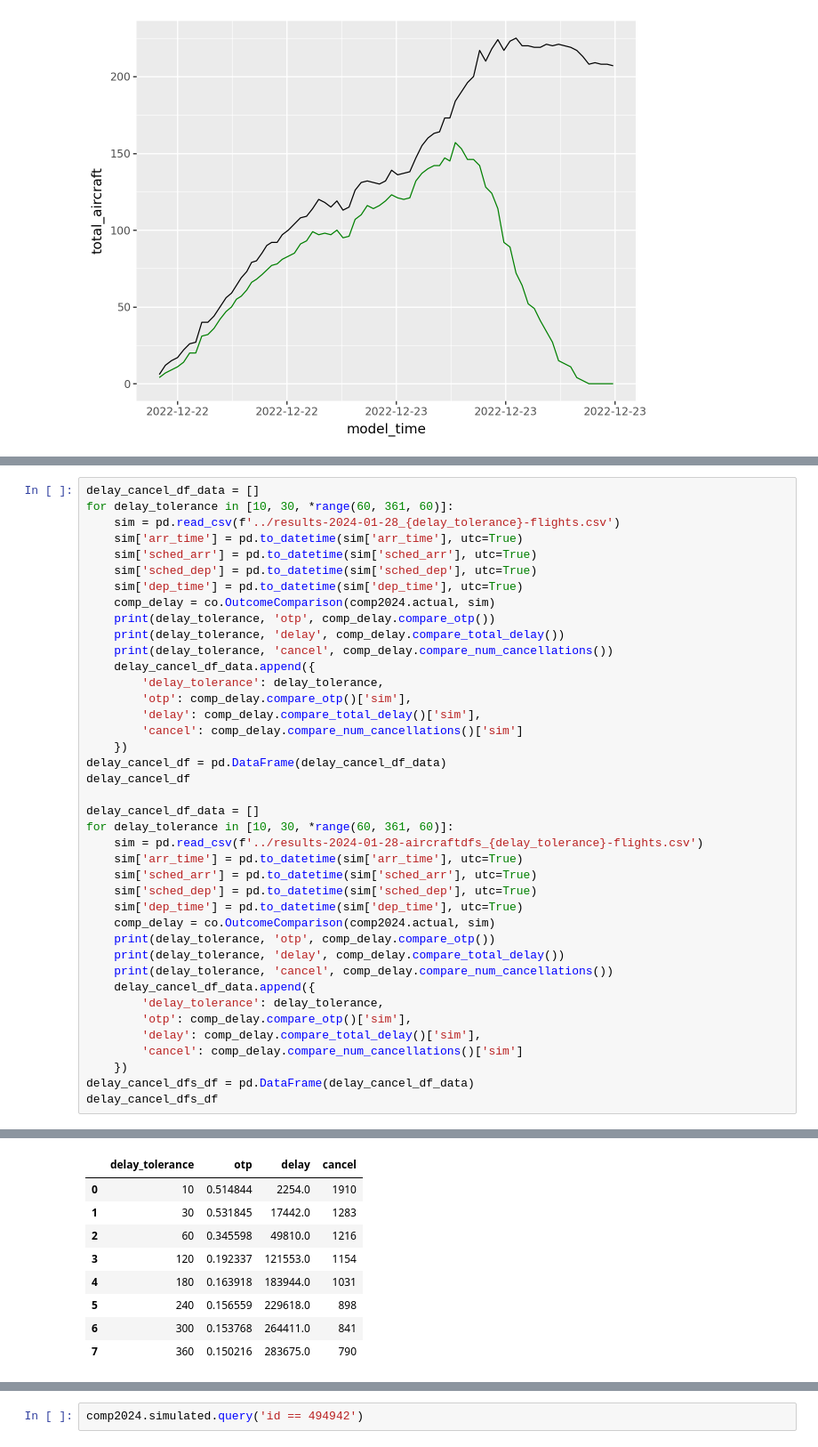
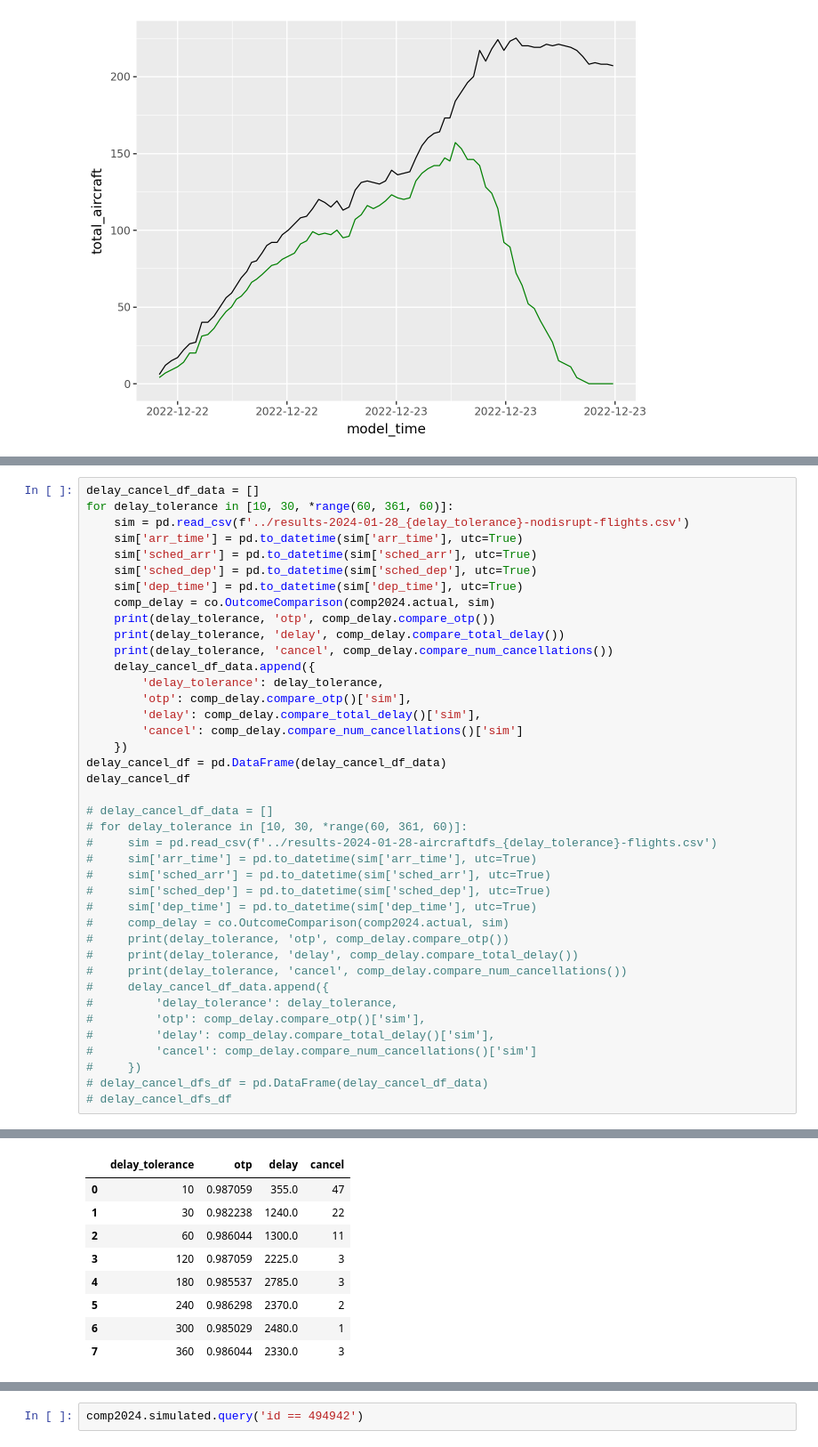
Before and after one commit to broad-well/recovair-abm, a Jupyter notebook: validation/compare_outcomes_once.ipynb, the cells around one changed output, grey strips where cells are left out. Shown: that part at 89% size. Saved outputs shown, nothing was run; the diff lists cells and outputs as text.

```diff
--- a/validation/compare_outcomes_once.ipynb
+++ b/validation/compare_outcomes_once.ipynb
@@ -161,7 +162,7 @@ sim.set_index('id').loc[[398310, 397499, 397124]]
 # %%
 delay_cancel_df_data = []
 for delay_tolerance in [10, 30, *range(60, 361, 60)]:
-    sim = pd.read_csv(f'../results-2024-01-28_{delay_tolerance}-flights.csv')
+    sim = pd.read_csv(f'../results-2024-01-28_{delay_tolerance}-nodisrupt-flights.csv')
     sim['arr_time'] = pd.to_datetime(sim['arr_time'], utc=True)
     sim['sched_arr'] = pd.to_datetime(sim['sched_arr'], utc=True)
     sim['sched_dep'] = pd.to_datetime(sim['sched_dep'], utc=True)
@@ -179,23 +180,23 @@ for delay_tolerance in [10, 30, *range(60, 361, 60)]:
 delay_cancel_df = pd.DataFrame(delay_cancel_df_data)
 delay_cancel_df
 
-delay_cancel_df_data = []
-for delay_tolerance in [10, 30, *range(60, 361, 60)]:
-    sim = pd.read_csv(f'../results-2024-01-28-aircraftdfs_{delay_tolerance}-flights.csv')
-    sim['arr_time'] = pd.to_datetime(sim['arr_time'], utc=True)
-    sim['sched_arr'] = pd.to_datetime(sim['sched_arr'], utc=True)
-    sim['sched_dep'] = pd.to_datetime(sim['sched_dep'], utc=True)
-    sim['dep_time'] = pd.to_datetime(sim['dep_time'], utc=True)
-    comp_delay = co.OutcomeComparison(comp2024.actual, sim)
-    print(delay_tolerance, 'otp', comp_delay.compare_otp())
-    print(delay_tolerance, 'delay', comp_delay.compare_total_delay())
-    print(delay_tolerance, 'cancel', comp_delay.compare_num_cancellations())
-    delay_cancel_df_data.append({
-        'delay_tolerance': delay_tolerance,
-        'otp': comp_delay.compare_otp()['sim'],
-        'delay': comp_delay.compare_total_delay()['sim'],
-        'cancel': comp_delay.compare_num_cancellations()['sim']
-    })
-delay_cancel_dfs_df = pd.DataFrame(delay_cancel_df_data)
-delay_cancel_dfs_df
+# delay_cancel_df_data = []
+# for delay_tolerance in [10, 30, *range(60, 361, 60)]:
+#     sim = pd.read_csv(f'../results-2024-01-28-aircraftdfs_{delay_tolerance}-flights.csv')
+#     sim['arr_time'] = pd.to_datetime(sim['arr_time'], utc=True)
+#     sim['sched_arr'] = pd.to_datetime(sim['sched_arr'], utc=True)
+#     sim['sched_dep'] = pd.to_datetime(sim['sched_dep'], utc=True)
+#     sim['dep_time'] = pd.to_datetime(sim['dep_time'], utc=True)
+#     comp_delay = co.OutcomeComparison(comp2024.actual, sim)
+#     print(delay_tolerance, 'otp', comp_delay.compare_otp())
+#     print(delay_tolerance, 'delay', comp_delay.compare_total_delay())
+#     print(delay_tolerance, 'cancel', comp_delay.compare_num_cancellations())
+#     delay_cancel_df_data.append({
+#         'delay_tolerance': delay_tolerance,
+#         'otp': comp_delay.compare_otp()['sim'],
+#         'delay': comp_delay.compare_total_delay()['sim'],
+#         'cancel': comp_delay.compare_num_cancellations()['sim']
+#     })
+# delay_cancel_dfs_df = pd.DataFrame(delay_cancel_df_data)
+# delay_cancel_dfs_df
 # %% [output]
@@ -219,12 +220,12 @@ delay_cancel_dfs_df
 |  | delay_tolerance | otp | delay | cancel |
-| 0 | 10 | 0.514844 | 2254.0 | 1910 |
-| 1 | 30 | 0.531845 | 17442.0 | 1283 |
-| 2 | 60 | 0.345598 | 49810.0 | 1216 |
-| 3 | 120 | 0.192337 | 121553.0 | 1154 |
-| 4 | 180 | 0.163918 | 183944.0 | 1031 |
-| 5 | 240 | 0.156559 | 229618.0 | 898 |
-| 6 | 300 | 0.153768 | 264411.0 | 841 |
-| 7 | 360 | 0.150216 | 283675.0 | 790 |
+| 0 | 10 | 0.987059 | 355.0 | 47 |
+| 1 | 30 | 0.982238 | 1240.0 | 22 |
+| 2 | 60 | 0.986044 | 1300.0 | 11 |
+| 3 | 120 | 0.987059 | 2225.0 | 3 |
+| 4 | 180 | 0.985537 | 2785.0 | 3 |
+| 5 | 240 | 0.986298 | 2370.0 | 2 |
+| 6 | 300 | 0.985029 | 2480.0 | 1 |
+| 7 | 360 | 0.986044 | 2330.0 | 3 |
 # %%
 delay_cancel_df_data = []
 for delay_tolerance in [10, 30, *range(60, 361, 60)]:
```
Also changed, not shown: parts of 16 cells of this notebook, 2 other files.
